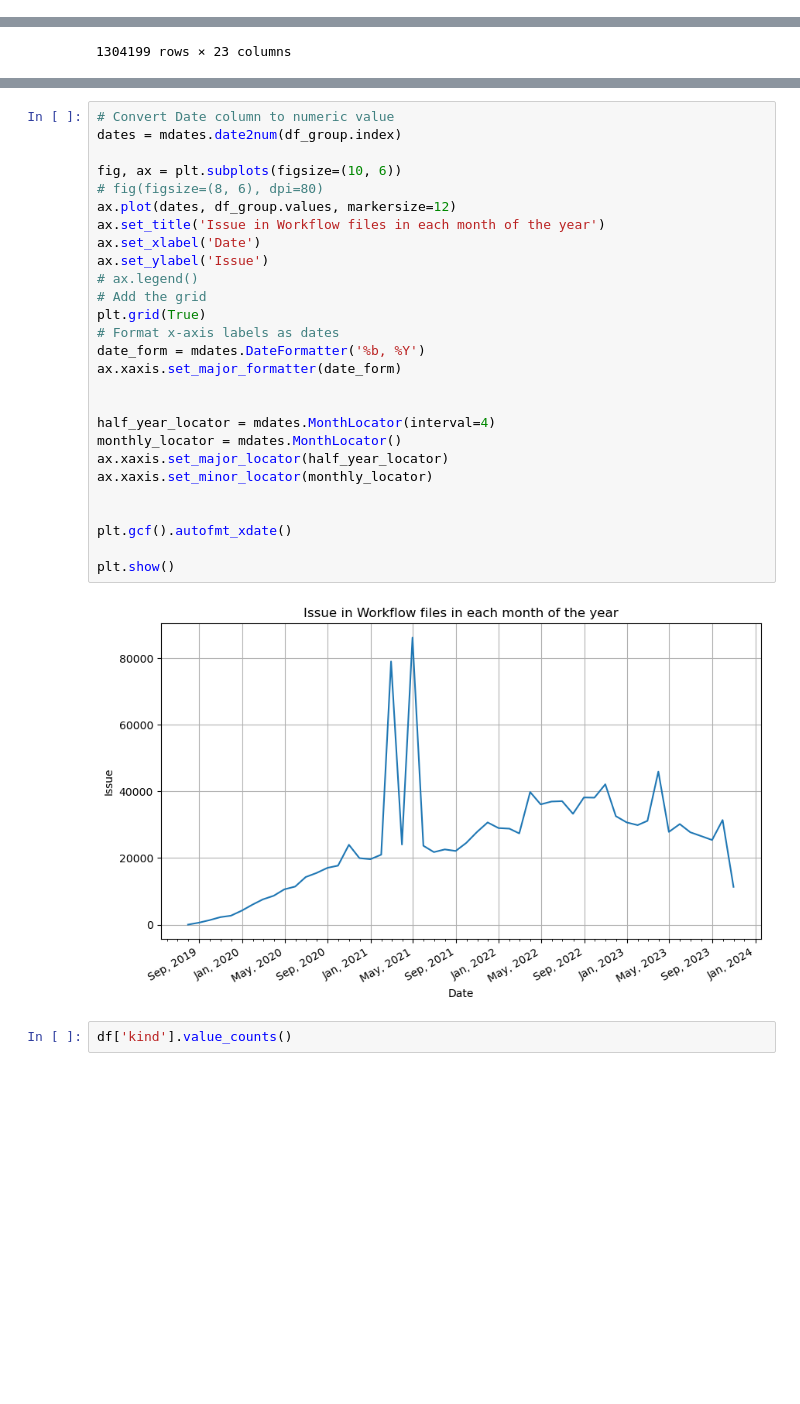
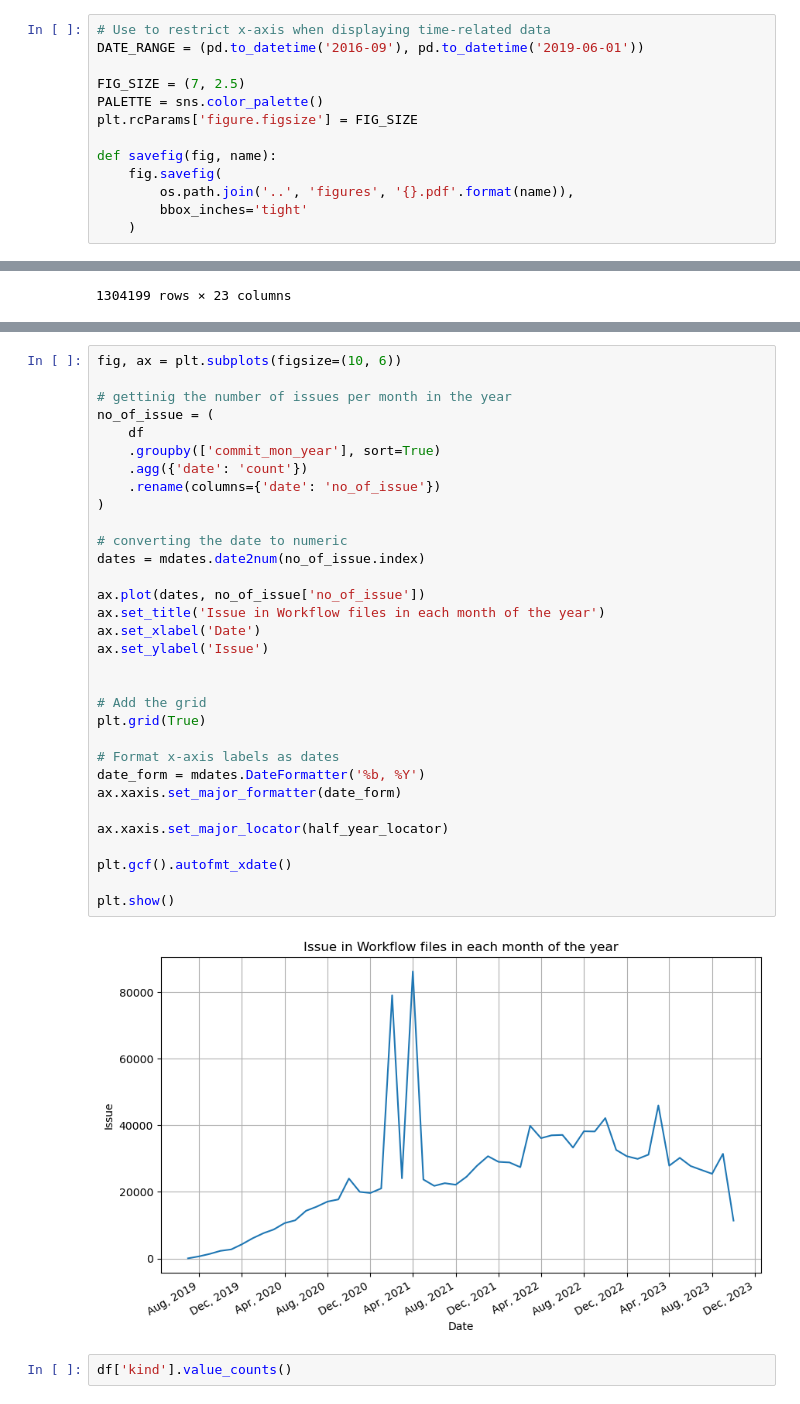
Before and after one commit to ehsansiddiqui/workflow-issueanalysis, a Jupyter notebook: notebook/issue_analysis.ipynb, the cells around one changed output, grey strips where cells are left out. Cells and saved outputs as stored; diff of their text form; blank space fills up the shorter version.

```diff
--- a/notebook/issue_analysis.ipynb
+++ b/notebook/issue_analysis.ipynb
@@ -8,3 +10,16 @@ import matplotlib.pyplot as plt
+# %%
+# Use to restrict x-axis when displaying time-related data
+DATE_RANGE = (pd.to_datetime('2016-09'), pd.to_datetime('2019-06-01'))
+
+FIG_SIZE = (7, 2.5)
+PALETTE = sns.color_palette()
+plt.rcParams['figure.figsize'] = FIG_SIZE
+
+def savefig(fig, name):
+    fig.savefig(
+        os.path.join('..', 'figures', '{}.pdf'.format(name)),
+        bbox_inches='tight'
+    )
 # %% [markdown]
 ### Load Dataset
 # %%
@@ -52,32 +42,37 @@ Freq: M, Name: commit_mon_year, dtype: int64
 # %%
-# Convert Date column to numeric value
-dates = mdates.date2num(df_group.index)
+fig, ax = plt.subplots(figsize=(10, 6))
 
-fig, ax = plt.subplots(figsize=(10, 6))
-# fig(figsize=(8, 6), dpi=80)
-ax.plot(dates, df_group.values, markersize=12)
+# gettinig the number of issues per month in the year
+no_of_issue = (
+    df
+    .groupby(['commit_mon_year'], sort=True)
+    .agg({'date': 'count'})
+    .rename(columns={'date': 'no_of_issue'})
+)
+
+# converting the date to numeric
+dates = mdates.date2num(no_of_issue.index)
+
+ax.plot(dates, no_of_issue['no_of_issue'])
 ax.set_title('Issue in Workflow files in each month of the year')
 ax.set_xlabel('Date')
 ax.set_ylabel('Issue')
-# ax.legend()
+
+
 # Add the grid
 plt.grid(True)
+
 # Format x-axis labels as dates
 date_form = mdates.DateFormatter('%b, %Y')
 ax.xaxis.set_major_formatter(date_form)
 
-
-half_year_locator = mdates.MonthLocator(interval=4)
-monthly_locator = mdates.MonthLocator()
 ax.xaxis.set_major_locator(half_year_locator)
-ax.xaxis.set_minor_locator(monthly_locator)
-
 
 plt.gcf().autofmt_xdate()
 
 plt.show()
 # %% [output]
-[figure, old version]
+[figure, new version]
 # %%
 df['kind'].value_counts()
 # %% [output]
```
Also changed, not shown: parts of 12 cells of this notebook, 41 other files.
